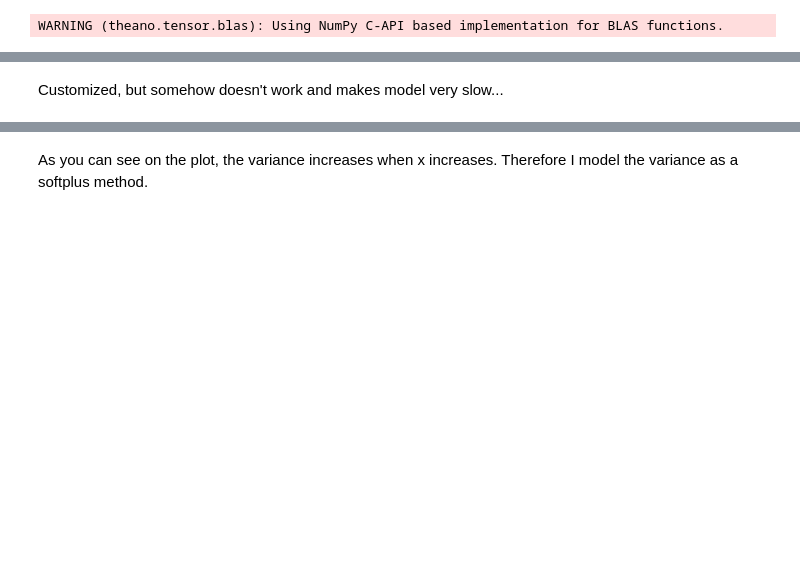
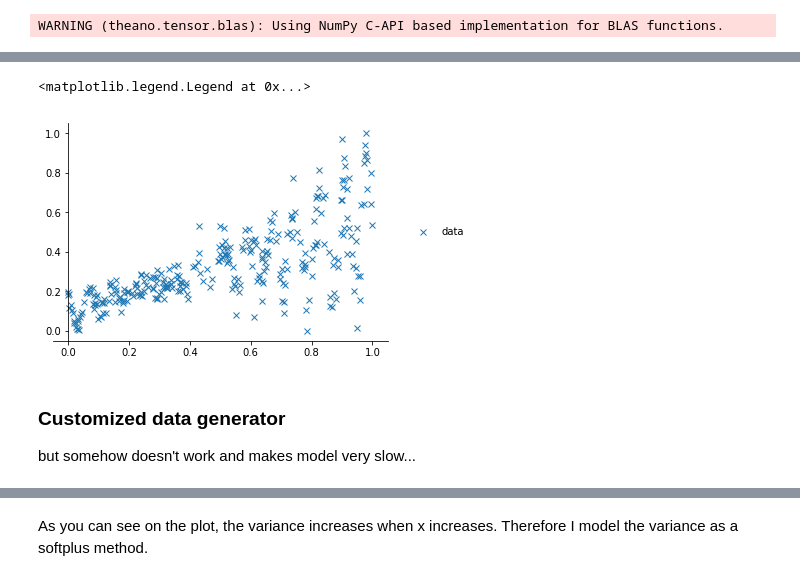
Before and after one commit to YuRiTan/prediction-uncertainty, a Jupyter notebook: notebooks/uncertainty_regression.ipynb, the cells around one changed output, grey strips where cells are left out. Drawn from its saved outputs; the diff is of its cells as text; code cells hidden in the pictures; blank space fills up the shorter version.

```diff
--- a/notebooks/uncertainty_regression.ipynb
+++ b/notebooks/uncertainty_regression.ipynb
@@ -39,5 +65,19 @@ plt.plot(x, y, 'x')
+# %%
+ax=plt.gca();
+ax.xaxis.set_ticks_position('bottom')
+ax.yaxis.set_ticks_position('left')
+ax.spines['left'].set_position(('data', 0))
+ax.spines['top'].set_visible(False)
+ax.spines['right'].set_visible(False)
+
+plt.plot(x, y, 'x', label='data')
+plt.legend(loc='center left', fancybox=True, framealpha=0., bbox_to_anchor=(1.05, 0.5))
+# %% [output]
+<matplotlib.legend.Legend at 0x...>
+[figure, added]
 # %% [markdown]
-Customized, but somehow doesn't work and makes model very slow...
+### Customized data generator
+but somehow doesn't work and makes model very slow...
 # %%
 # np.random.seed(1)
 
```
Also changed, not shown: parts of 47 cells of this notebook.
